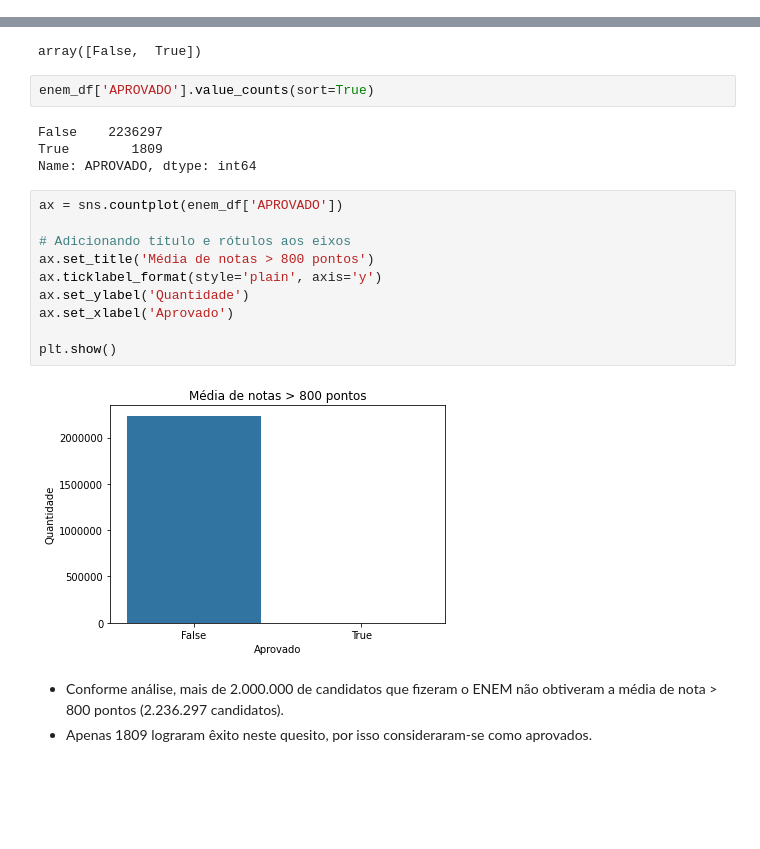
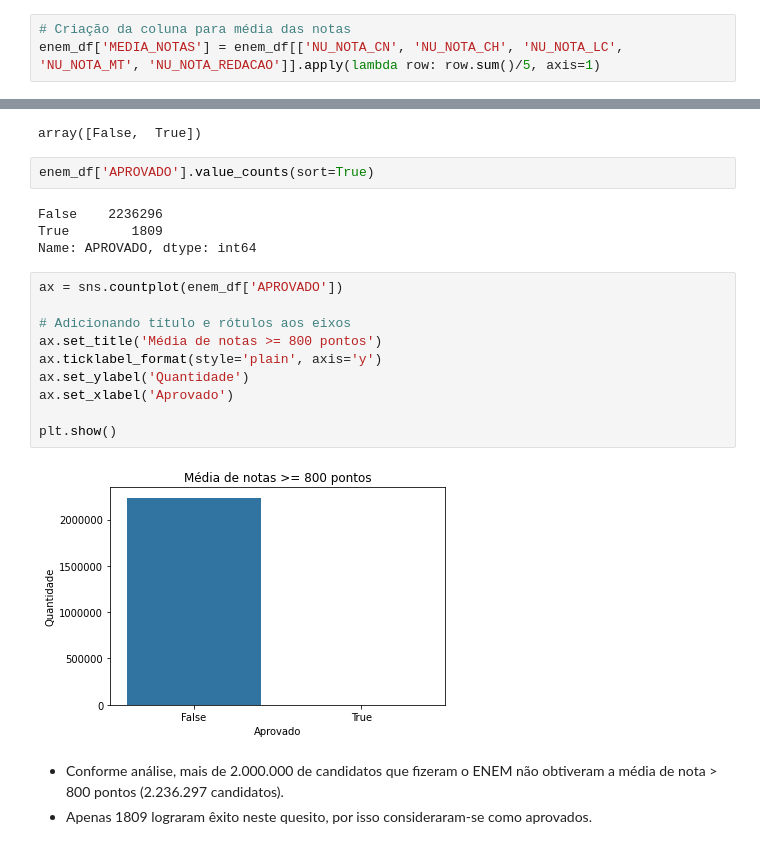
Before and after one commit to GabrielCdev/INEP_dataset_analysis, a Jupyter notebook: INEP_Dataset_Analysis.ipynb, the cells around one changed output, grey strips where cells are left out. Saved outputs shown, nothing was run; the diff lists cells and outputs as text; blank space fills up the shorter version.

```diff
--- a/INEP_Dataset_Analysis.ipynb
+++ b/INEP_Dataset_Analysis.ipynb
@@ -199,4 +183,7 @@ enem_df
 ##Criação de colunas para o dataframe
 # %% [markdown]
 ###Coluna para média de notas
+# %%
+# Criação da coluna para média das notas
+enem_df['MEDIA_NOTAS'] = enem_df[['NU_NOTA_CN', 'NU_NOTA_CH', 'NU_NOTA_LC', 'NU_NOTA_MT', 'NU_NOTA_REDACAO']].apply(lambda row: row.sum()/5, axis=1)
 # %%
@@ -549,21 +573,21 @@ array([False,  True])
 # %%
 enem_df['APROVADO'].value_counts(sort=True)
 # %% [output]
-False    2236297
+False    2236296
 True        1809
 Name: APROVADO, dtype: int64
 # %%
 ax = sns.countplot(enem_df['APROVADO'])
 
 # Adicionando título e rótulos aos eixos
-ax.set_title('Média de notas > 800 pontos')
+ax.set_title('Média de notas >= 800 pontos')
 ax.ticklabel_format(style='plain', axis='y')
 ax.set_ylabel('Quantidade')
 ax.set_xlabel('Aprovado')
 
 plt.show()
 # %% [output]
-[figure, old version]
+[figure, new version]
 # %% [markdown]
 - Conforme análise, mais de 2.000.000 de candidatos que fizeram o ENEM não obtiveram a média de nota > 800 pontos (2.236.297 candidatos).
 - Apenas 1809 lograram êxito neste quesito, por isso consideraram-se como aprovados.
```
Also changed, not shown: parts of 43 cells of this notebook.
